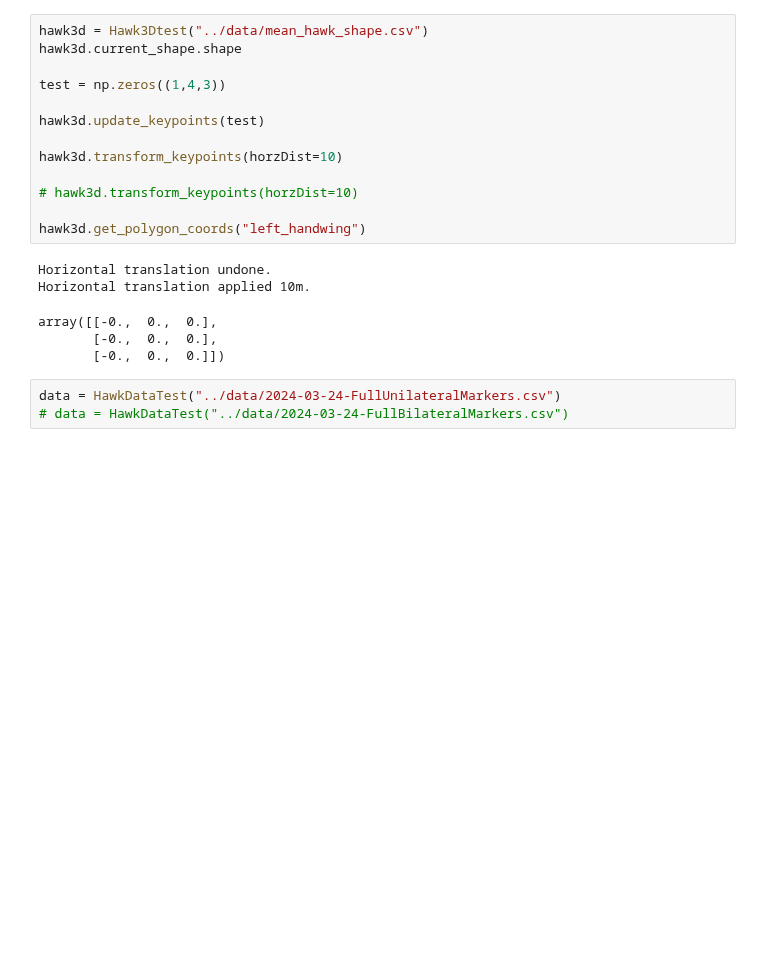
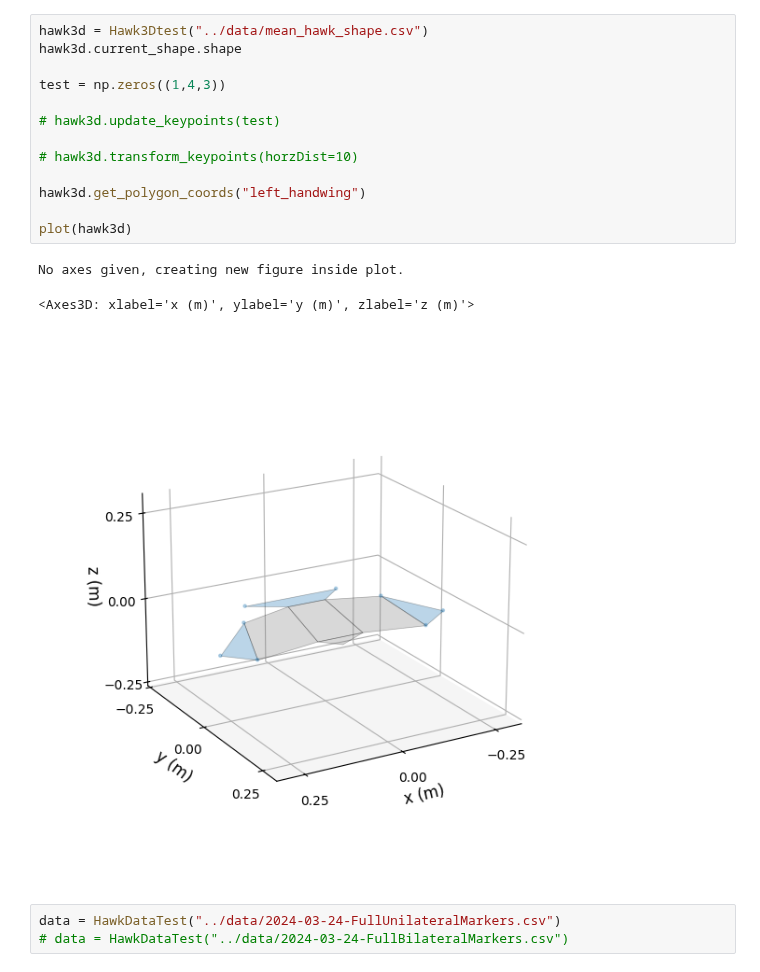
Before and after one commit to LydiaFrance/morphing_birds, a Jupyter notebook: examples/trytofix_copy.ipynb, the cells around one changed output. Cells and saved outputs as stored; diff of their text form; blank space fills up the shorter version.

Commit message:
Moved plot functions outside of object

```diff
--- a/examples/trytofix_copy.ipynb
+++ b/examples/trytofix_copy.ipynb
@@ -13,22 +16,20 @@ from morphing_birds import Hawk3Dtest, HawkPlotterTest, HawkAnimatorTest, HawkDa
 # %%
 hawk3d = Hawk3Dtest("../data/mean_hawk_shape.csv")
 hawk3d.current_shape.shape
 
 test = np.zeros((1,4,3))
 
-hawk3d.update_keypoints(test)
-
-hawk3d.transform_keypoints(horzDist=10)
+# hawk3d.update_keypoints(test)
 
 # hawk3d.transform_keypoints(horzDist=10)
 
 hawk3d.get_polygon_coords("left_handwing")
+
+plot(hawk3d)
 # %% [output]
-Horizontal translation undone.
-Horizontal translation applied 10m.
+No axes given, creating new figure inside plot.
-array([[-0.,  0.,  0.],
-       [-0.,  0.,  0.],
-       [-0.,  0.,  0.]])
+<Axes3D: xlabel='x (m)', ylabel='y (m)', zlabel='z (m)'>
+[figure, added]
 # %%
 data = HawkDataTest("../data/2024-03-24-FullUnilateralMarkers.csv")
 # data = HawkDataTest("../data/2024-03-24-FullBilateralMarkers.csv")
```
Also changed, not shown: parts of 1 cell of this notebook, 2 other files.
